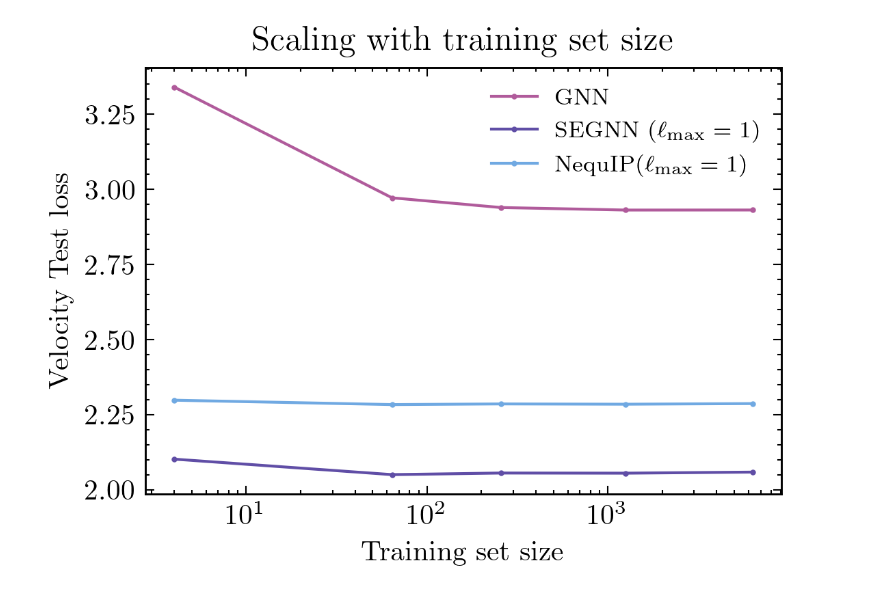
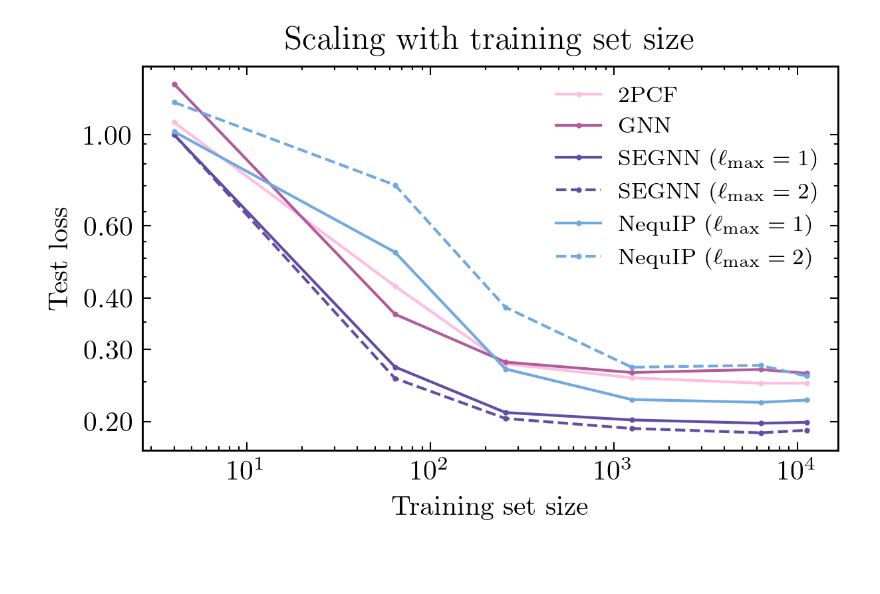
Before and after one commit to smsharma/eqnn-jax, a Jupyter notebook: benchmarks/galaxies/plotting.ipynb, the cells around one changed output. Drawn from its saved outputs; the diff is of its cells as text; code cells hidden in the pictures; blank space fills up the shorter version.

Commit message:
update plotting

```diff
--- a/benchmarks/galaxies/plotting.ipynb
+++ b/benchmarks/galaxies/plotting.ipynb
@@ -11,7 +11,6 @@ import matplotlib as mpl
 mpl.rcParams['figure.dpi'] = 300
 # %%
 from matplotlib.colors import LinearSegmentedColormap
-
 colors = [
     [176, 91, 155],
     [150, 122, 173],
@@ -32,8 +31,10 @@ segnn_color = colors[3]
 segnn_lmax2_color = colors[2]
 nequip_color = colors[6]
 nequip_lmax2_color = colors[5]
+tpcf_color = np.array([255, 189, 225])/255.
 # %%
-n_list = [4, 64, 256, 1248, 6304,]# 32000]
+
+n_list = [4, 64, 256, 1248, 6304,11200]
 
 models_dir = Path('velocity_task_consistent_trees/')
 
@@ -57,18 +52,63 @@ nequip_l2_losses = get_losses_for_model('nequip_l2', n_list)
-# %%
-plt.figure(figsize=(4., 2.7))
-plt.semilogx(n_list, gnn_losses, marker='o', markersize=1, label='GNN', color=gnn_color)
-plt.semilogx(n_list, segnn_losses, marker='o', markersize=1, label='SEGNN ($\ell_\mathrm{max}=1$)', color=segnn_color)
-plt.semilogx(n_list, nequip_losses, marker='o', markersize=1, label='NequIP($\ell_\mathrm{max}=1$)', color=nequip_color)
-plt.legend(fontsize=8)
-plt.ylabel('Velocity Test loss')
-plt.xlabel('Training set size')
-plt.title('Scaling with training set size')
-ax = plt.gca()
-for spine in ax.spines.values():
-    spine.set_linewidth(0.7)
-plt.savefig('figures/scaling.pdf', bbox_inches='tight')
-# %% [output]
-[figure, removed]
+# %%
+
+
+graph_task_dir = Path('graph_task')
+graph_gnn_losses = np.load(graph_task_dir / 'GNN_losses.npy')
+graph_segnn_losses = np.load(graph_task_dir / 'SEGNN_losses.npy')
+graph_segnn_l2_losses = np.load(graph_task_dir / 'SEGNN_lmax2_losses.npy')
+graph_nequip_losses = np.load(graph_task_dir / 'NequIP_losses.npy')
+graph_nequip_l2_losses = np.load(graph_task_dir / 'NequIP_lmax2_losses.npy')
+tpcf_losses = np.load(graph_task_dir / '2PCF_losses.npy')
+# %%
+# Custom ScalarFormatter to avoid scientific notation
+from matplotlib.ticker import FixedLocator, FuncFormatter
+
+
+plt.figure(figsize=(4.5, 2.5))
+
+# Plotting the data without using loglog
+plt.plot(n_list, tpcf_losses, marker='o', markersize=1, label='2PCF', color=tpcf_color)
+plt.plot(n_list, graph_gnn_losses, marker='o', markersize=1, label='GNN', color=gnn_color)
+plt.plot(n_list, graph_segnn_losses, marker='o', markersize=1, label='SEGNN ($\ell_\mathrm{max}=1$)', color=segnn_color)
+plt.plot(n_list, graph_segnn_l2_losses, marker='o', markersize=1, label='SEGNN ($\ell_\mathrm{max}=2$)', color=segnn_color, linestyle='dashed')
+plt.plot(n_list, graph_nequip_losses, marker='o', markersize=1, label='NequIP ($\ell_\mathrm{max}=1$)', color=nequip_color)
+plt.plot(n_list, graph_nequip_l2_losses, marker='o', markersize=1, label='NequIP ($\ell_\mathrm{max}=2$)', color=nequip_color, linestyle='dashed')
+
+plt.legend(fontsize=8)
+plt.ylabel('Test loss')
+plt.xlabel('Training set size')
+plt.title('Scaling with training set size')
+
+# Set log scale for both axes
+plt.xscale('log')
+plt.yscale('log')
+
+major_ticks = [0.2, 0.3, 0.4, 0.6, 1.0]
+minor_ticks = [0.25, 0.35, 0.45, 0.5, 0.55, 0.65, 0.75, 0.85, 0.95]
+
+ax = plt.gca()
+ax.yaxis.set_major_locator(FixedLocator(major_ticks))
+ax.yaxis.set_minor_locator(FixedLocator(minor_ticks))
+ax.set_yticks(major_ticks)  # Explicitly set major ticks
+ax.set_yticks(minor_ticks, minor=True)  # Explicitly set minor ticks
+
+# Function to format the ticks without scientific notation
+def plain_format(x, pos):
+    return '{:0.2f}'.format(x)
+
+ax.yaxis.set_major_formatter(FuncFormatter(plain_format))
+
+# Adjust the spine linewidth
+for spine in ax.spines.values():
+    spine.set_linewidth(0.7)
+
+# Clear any default tick labels that might be overlapping
+ax.yaxis.set_tick_params(which='both', labelleft=True)
+ax.yaxis.set_minor_formatter(plt.NullFormatter())
+
+plt.savefig('figures/scaling_graph_task.pdf', bbox_inches='tight')
+# %% [output]
+[figure, added]
 # %%
 gnn_losses = read_loss('gnn', 1248, 'train',)
 segnn_losses = read_loss('segnn', 1248, 'train',)
```
Also changed, not shown: parts of 4 cells of this notebook.
